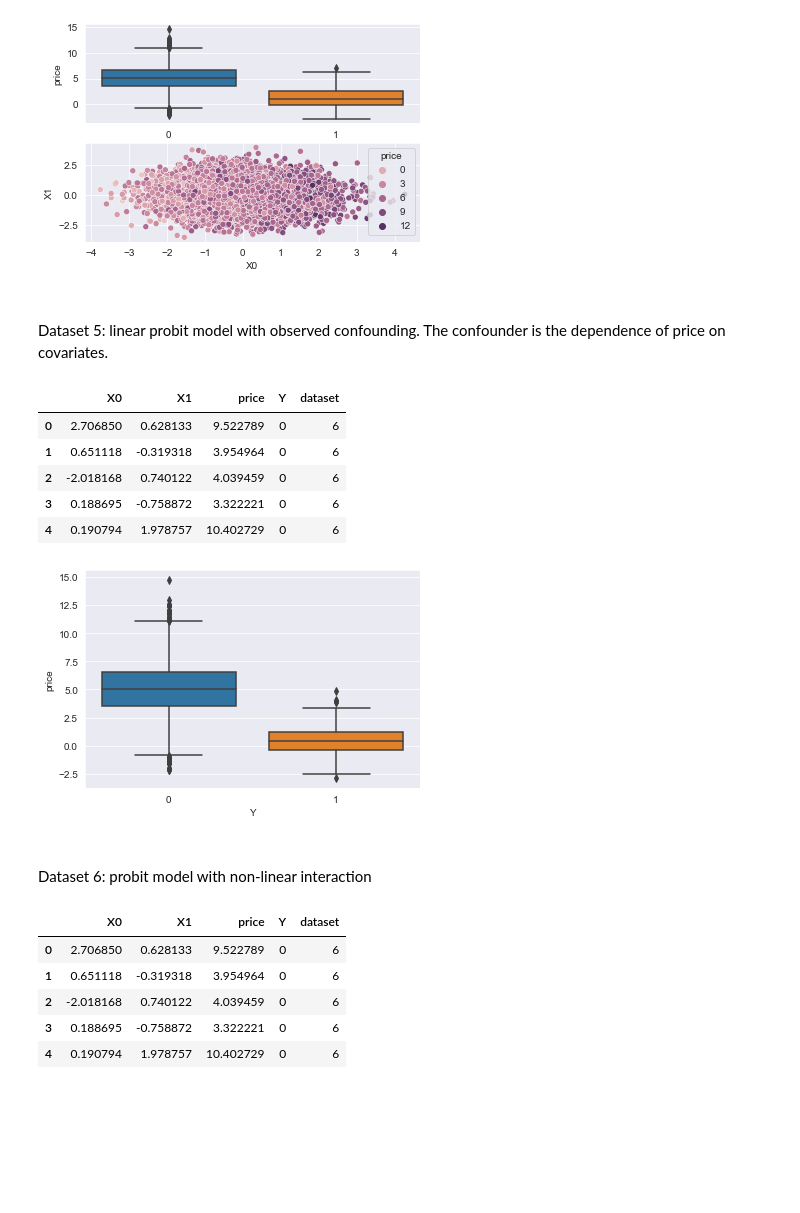
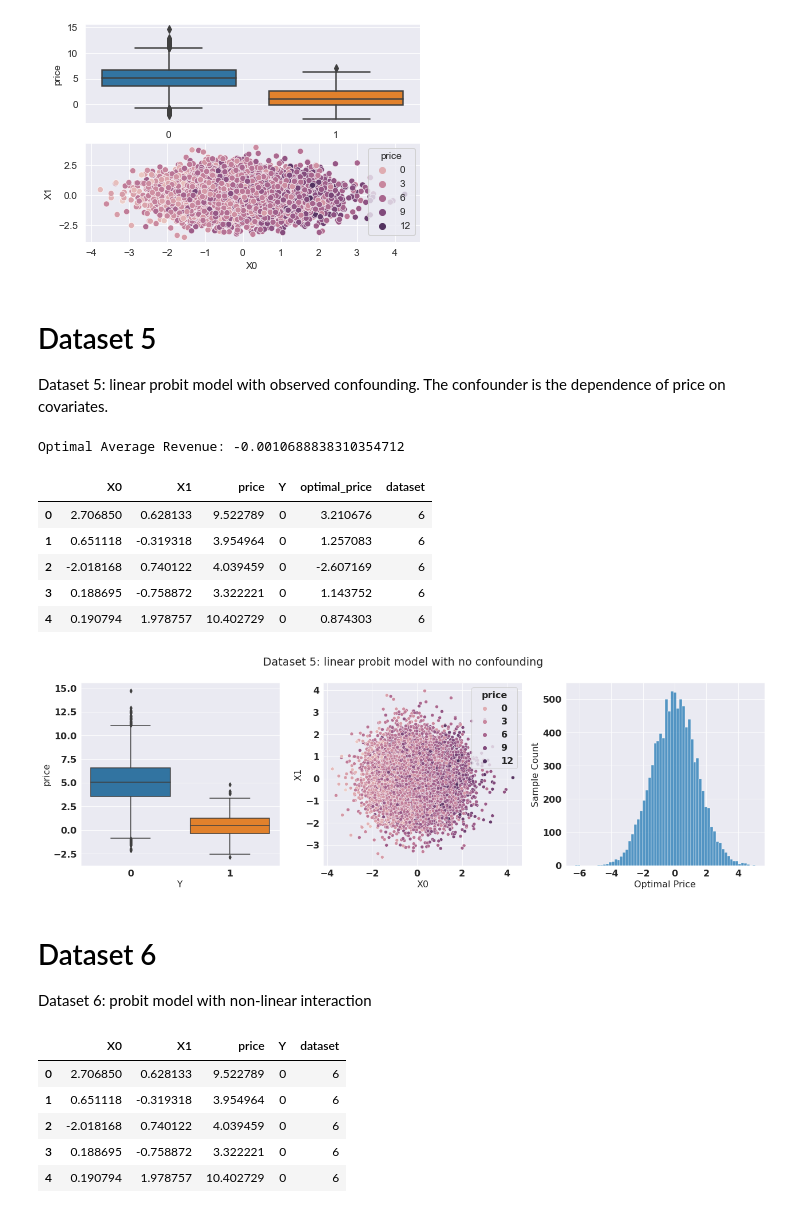
Before and after one commit to lentin26/Student-Prescription-Tree, a Jupyter notebook: lightGBM.ipynb, the cells around one changed output. Cells and saved outputs as stored; diff of their text form; code cells hidden in the pictures; blank space fills up the shorter version.

```diff
--- a/lightGBM.ipynb
+++ b/lightGBM.ipynb
@@ -772,7 +786,7 @@ results.head()
 | 4 | 0.190794 | 1.978757 | 10.402729 | 0 | 4 |
 [figure]
 # %% [markdown]
-#
+# Dataset 5
 Dataset 5: linear probit model with observed confounding. The confounder is the dependence of price on covariates.
 # %%
 def model_5():
@@ -785,46 +799,65 @@ def model_5():
         X = np.random.multivariate_normal([0, 0], I2)
         X0 = X[0]
         X1 = X[1]
         P = np.random.normal(X0 + 5, 2)
         epsilon = np.random.normal(0, 1)
 
         Y_star = X0 + h*P + epsilon
 
-        return X0, X1, P, Y_star
+        optimal_price = -1*(X0 + epsilon)/h
+
+        return X0, X1, P, Y_star, optimal_price
 
     results = {
         'X0':[],
         'X1':[],
         'price':[],
-        'Y':[]
+        'Y':[],
+        'optimal_price':[]
               }
 
     for i in range(n):
-        X0, X1, P, Y_star = generate_model_5()
+        X0, X1, P, Y_star, optimal_price = generate_model_5()
         results['X0'].append(X0)
         results['X1'].append(X1)
         results['price'].append(P)
         results['Y'].append(int(Y_star > 0))
+        results['optimal_price'].append(optimal_price)
 
     results = pd.DataFrame(results)
     results['dataset'] = 6
     return results
 
 # visualize results
 results = model_5()
-sns.boxplot(data=results, x='Y', y='price')
 
+# make figure
+fig, ax = plt.subplots(1, 3, figsize=(18, 6))
+
+sns.boxplot(data=results, x='Y', y='price', ax = ax[0])
+sns.scatterplot(data=results, x='X0', y='X1', hue='price', ax=ax[1])
+sns.histplot(data=results, x='optimal_price', ax=ax[2])
+plt.suptitle("Dataset 5: linear probit model with no confounding")
+
+
+ax[2].set_ylabel("Sample Count")
+ax[2].set_xlabel("Optimal Price")
+print('Optimal Average Revenue:', results.optimal_price.sum()/len(results))
+
+plt.tight_layout()
+plt.savefig('figures/dataset5_sample.png')
 results.head()
 # %% [output]
+Optimal Average Revenue: -0.0010688838310354712
-|  | X0 | X1 | price | Y | dataset |
-| 0 | 2.706850 | 0.628133 | 9.522789 | 0 | 6 |
-| 1 | 0.651118 | -0.319318 | 3.954964 | 0 | 6 |
-| 2 | -2.018168 | 0.740122 | 4.039459 | 0 | 6 |
-| 3 | 0.188695 | -0.758872 | 3.322221 | 0 | 6 |
-| 4 | 0.190794 | 1.978757 | 10.402729 | 0 | 6 |
+|  | X0 | X1 | price | Y | optimal_price | dataset |
+| 0 | 2.706850 | 0.628133 | 9.522789 | 0 | 3.210676 | 6 |
+| 1 | 0.651118 | -0.319318 | 3.954964 | 0 | 1.257083 | 6 |
+| 2 | -2.018168 | 0.740122 | 4.039459 | 0 | -2.607169 | 6 |
+| 3 | 0.188695 | -0.758872 | 3.322221 | 0 | 1.143752 | 6 |
+| 4 | 0.190794 | 1.978757 | 10.402729 | 0 | 0.874303 | 6 |
-[figure, old version]
+[figure, new version]
 # %% [markdown]
-#
+# Dataset 6
 Dataset 6: probit model with non-linear interaction
 # %%
 def model_6():
```
Also changed, not shown: parts of 8 cells of this notebook.
